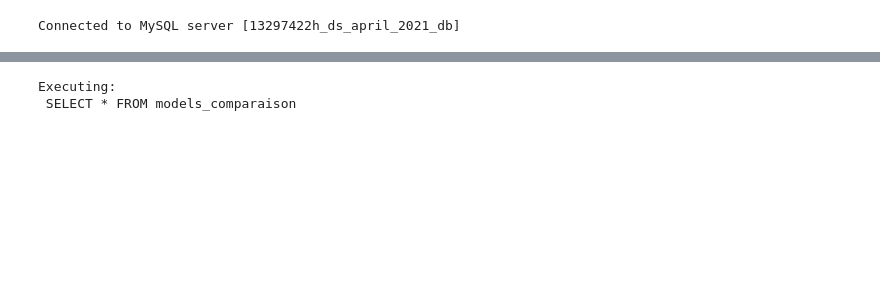
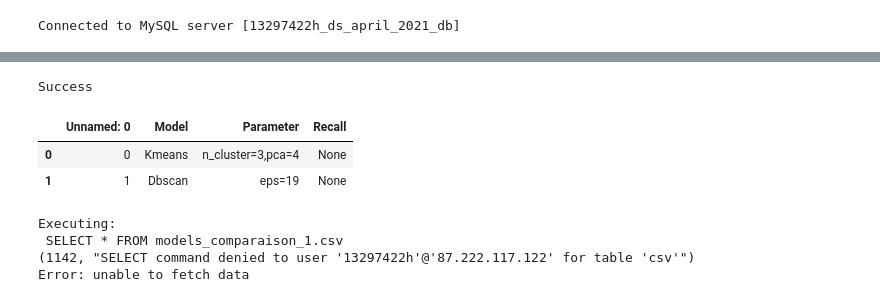
Before and after one commit to GinaGarridoCasas/Gina, a Jupyter notebook: jorgina_garrido_cmmlsds_apr/notebooks/tabla_result_mysql.ipynb, the cells around one changed output, grey strips where cells are left out. Drawn from its saved outputs; the diff is of its cells as text; code cells hidden in the pictures; blank space fills up the shorter version.

```diff
--- a/jorgina_garrido_cmmlsds_apr/notebooks/tabla_result_mysql.ipynb
+++ b/jorgina_garrido_cmmlsds_apr/notebooks/tabla_result_mysql.ipynb
@@ -135,3 +151,5 @@ conn = mysql_db.connect()
 # df
 # %% [output]
 Connected to MySQL server [13297422h_ds_april_2021_db]
+# %%
+models_comparison = pd.read_csv('../data/Bases_trabajo/models_comparison.csv')
@@ -137,0 +162,17 @@ Connected to MySQL server [13297422h_ds_april_2021_db]
+# %%
+table_to_insert = "models_comparison"
+
+
+# df_to_insert = df.drop(columns=["ID"])
+# if_exists tiene dos posibilidades:
+to_append = "append"
+to_replace = "replace"
+
+try:
+    frame_sql = models_comparison.to_sql(name=table_to_insert, con=db_connection, if_exists="replace", index=False)
+    print("Success")
+except Exception as error:
+    print(error)
+
+df = pd.read_sql("select * from models_comparison", con=db_connection)
+df
@@ -138 +193,23 @@ Connected to MySQL server [13297422h_ds_april_2021_db]
+# %%
+table_to_insert = "models_comparison"
+
+
+# df_to_insert = df.drop(columns=["ID"])
+# if_exists tiene dos posibilidades:
+to_append = "append"
+to_replace = "replace"
+
+try:
+    frame_sql = models_comparison_1.to_sql(name=table_to_insert, con=db_connection, if_exists="replace", index=False)
+    print("Success")
+except Exception as error:
+    print(error)
+
+df = pd.read_sql("select * from models_comparison", con=db_connection)
+df
+# %% [output]
+Success
+|  | Unnamed: 0 | Model | Parameter | Recall |
+| 0 | 0 | Kmeans | n_cluster=3,pca=4 | None |
+| 1 | 1 | Dbscan | eps=19 | None |
 # %%
@@ -140,6 +217,8 @@ models_comparaison = pd.read_csv('../data/Bases_trabajo/models_comparaison.csv')
 # %%
-select_sql = 'SELECT * FROM models_comparaison'
+select_sql = 'SELECT * FROM models_comparaison_1.csv'
 select_result = mysql_db.execute_get_sql(sql=select_sql)
 # %% [output]
 Executing:
- SELECT * FROM models_comparaison
+ SELECT * FROM models_comparaison_1.csv
+(1142, "SELECT command denied to user '13297422h'@'87.222.117.122' for table 'csv'")
+Error: unable to fetch data
```
Also changed, not shown: parts of 16 cells of this notebook, 37 other files.
